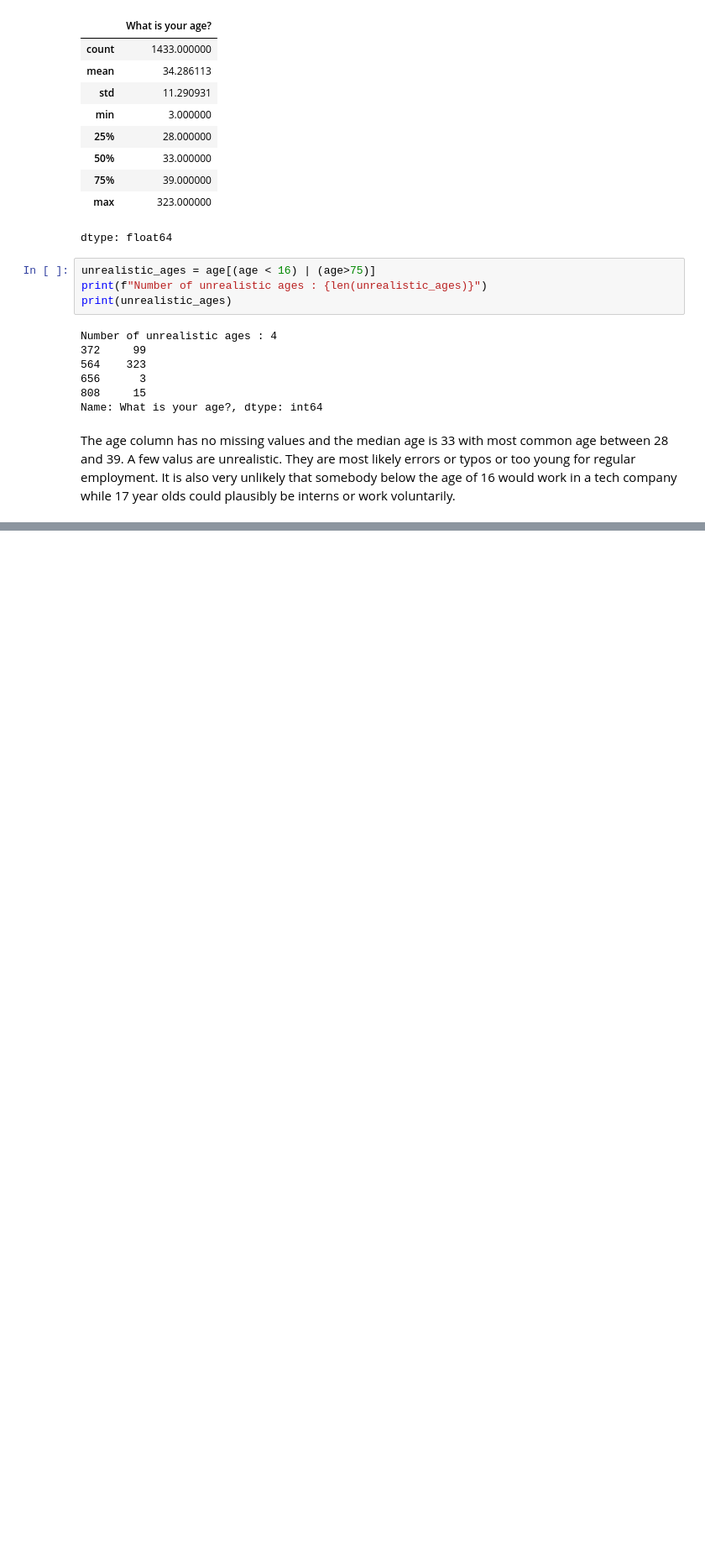
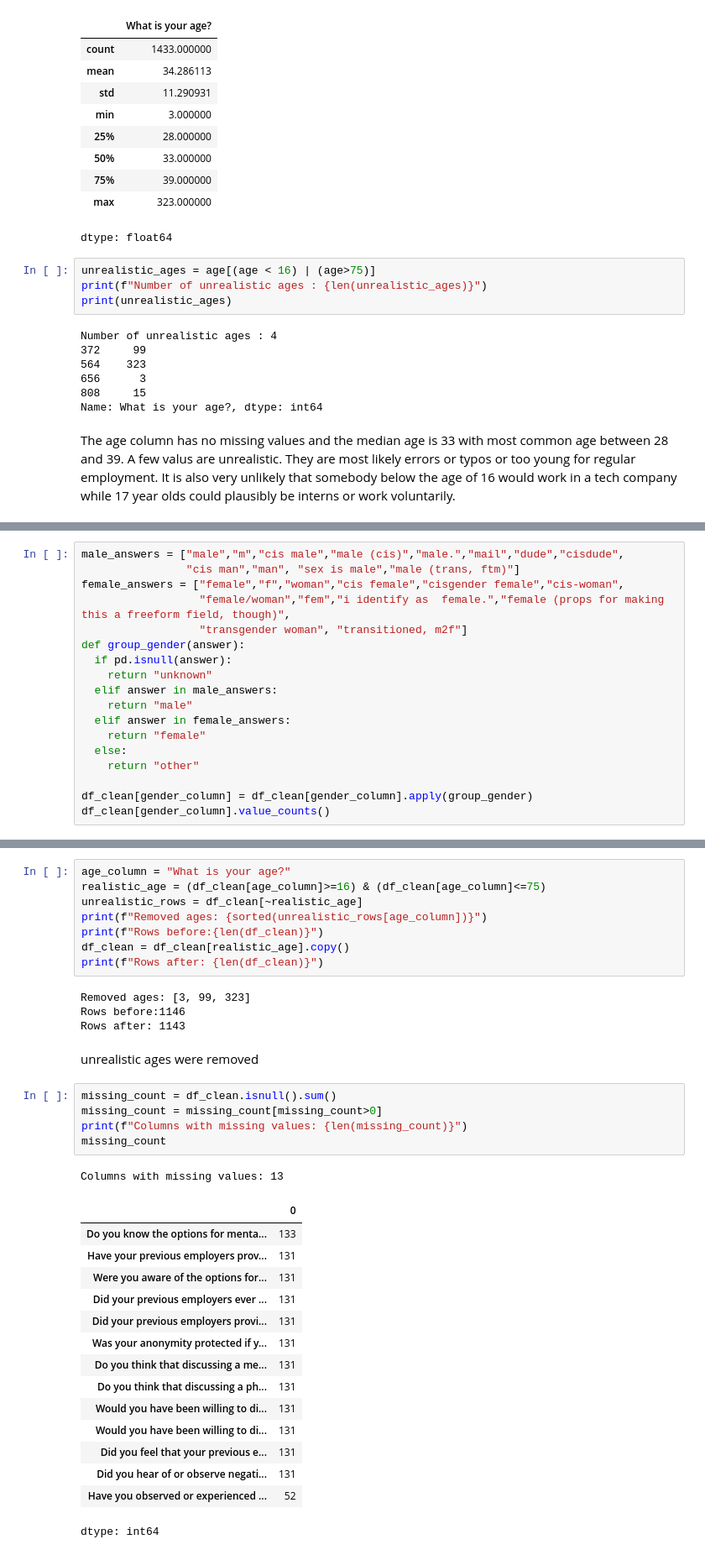
Before and after one commit to faisalhamza909-blip/mental-health-clustering-case-study-, a Jupyter notebook: mental_health_case_study.ipynb, the cells around one changed output, grey strips where cells are left out. Shown at 84% size. Saved outputs shown, nothing was run; the diff lists cells and outputs as text; blank space fills up the shorter version.

```diff
--- a/mental_health_case_study.ipynb
+++ b/mental_health_case_study.ipynb
@@ -144,0 +270,18 @@ The age column has no missing values and the median age is 33 with most common a
+# %%
+male_answers = ["male","m","cis male","male (cis)","male.","mail","dude","cisdude",
+                "cis man","man", "sex is male","male (trans, ftm)"]
+female_answers = ["female","f","woman","cis female","cisgender female","cis-woman",
+                  "female/woman","fem","i identify as  female.","female (props for making this a freeform field, though)",
+                  "transgender woman", "transitioned, m2f"]
+def group_gender(answer):
+  if pd.isnull(answer):
+    return "unknown"
+  elif answer in male_answers:
+    return "male"
+  elif answer in female_answers:
+    return "female"
+  else:
+    return "other"
+
+df_clean[gender_column] = df_clean[gender_column].apply(group_gender)
+df_clean[gender_column].value_counts()
@@ -144,0 +300,36 @@ The age column has no missing values and the median age is 33 with most common a
+# %%
+age_column = "What is your age?"
+realistic_age = (df_clean[age_column]>=16) & (df_clean[age_column]<=75)
+unrealistic_rows = df_clean[~realistic_age]
+print(f"Removed ages: {sorted(unrealistic_rows[age_column])}")
+print(f"Rows before:{len(df_clean)}")
+df_clean = df_clean[realistic_age].copy()
+print(f"Rows after: {len(df_clean)}")
+# %% [output]
+Removed ages: [3, 99, 323]
+Rows before:1146
+Rows after: 1143
+# %% [markdown]
+unrealistic ages were removed
+# %%
+missing_count = df_clean.isnull().sum()
+missing_count = missing_count[missing_count>0]
+print(f"Columns with missing values: {len(missing_count)}")
+missing_count
+# %% [output]
+Columns with missing values: 13
+|  | 0 |
+| Do you know the options for menta... | 133 |
+| Have your previous employers prov... | 131 |
+| Were you aware of the options for... | 131 |
+| Did your previous employers ever ... | 131 |
+| Did your previous employers provi... | 131 |
+| Was your anonymity protected if y... | 131 |
+| Do you think that discussing a me... | 131 |
+| Do you think that discussing a ph... | 131 |
+| Would you have been willing to di... | 131 |
+| Would you have been willing to di... | 131 |
+| Did you feel that your previous e... | 131 |
+| Did you hear of or observe negati... | 131 |
+| Have you observed or experienced ... | 52 |
+dtype: int64
```
Also changed, not shown: parts of 27 cells of this notebook.
